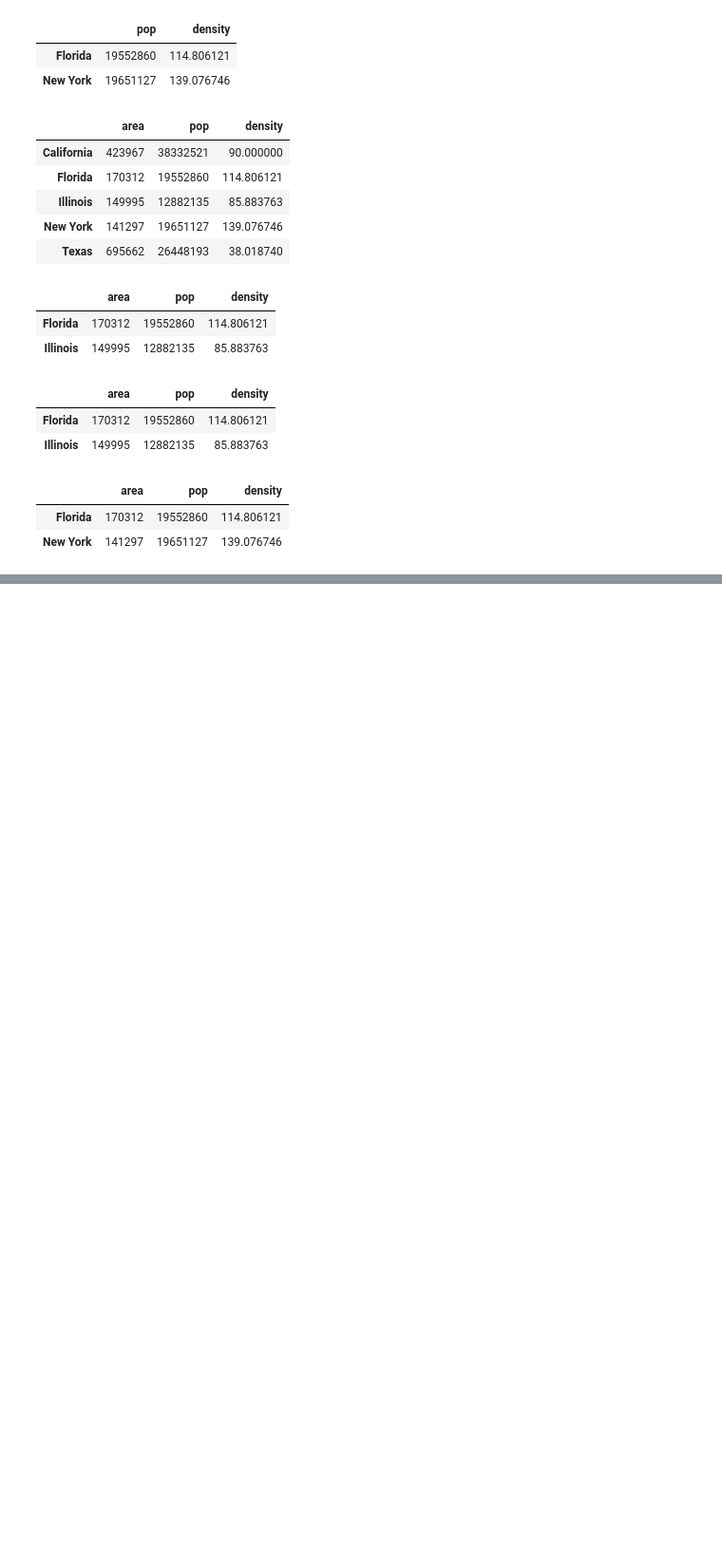
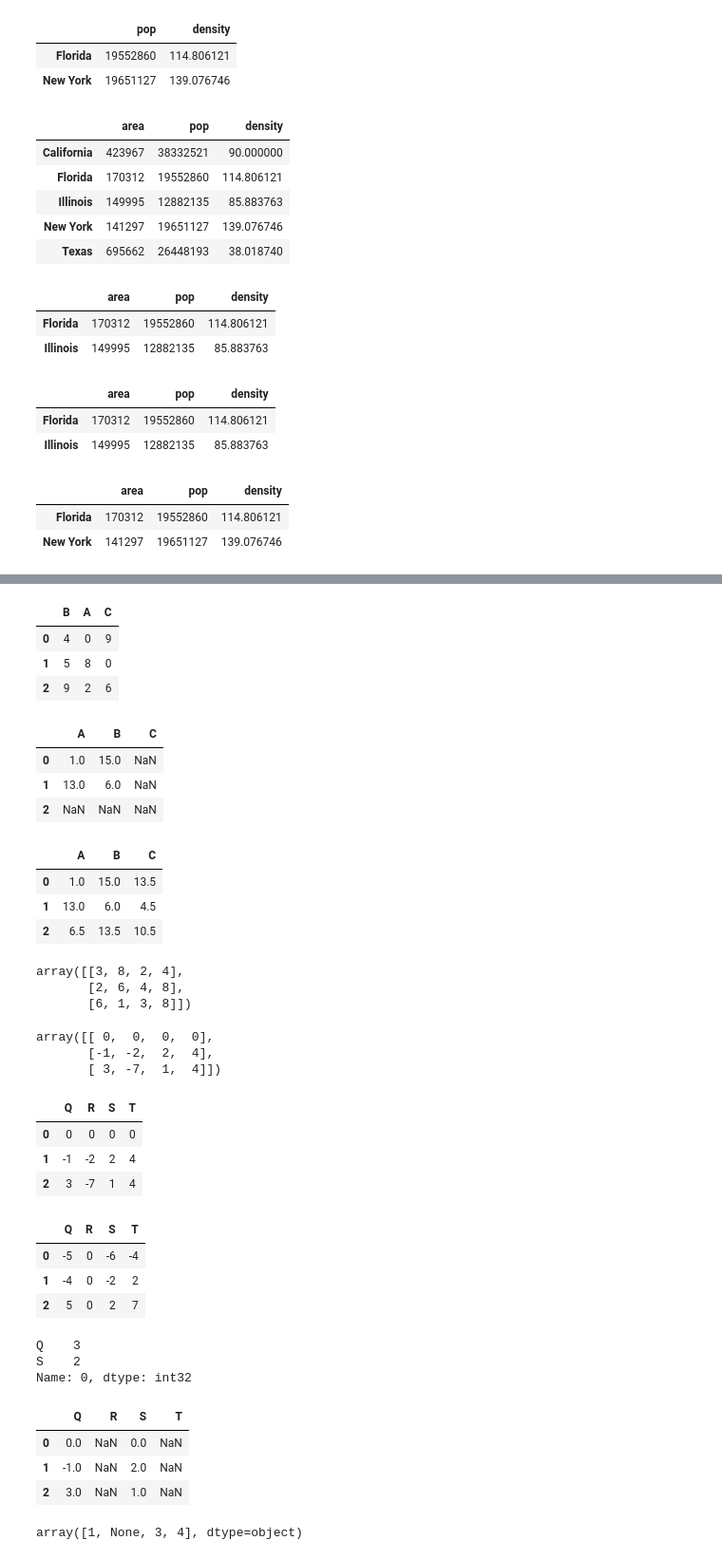
Before and after one commit to Razor-87/vanderplas-pdsh, a Jupyter notebook: Chapter [3.1].ipynb, the cells around one changed output, grey strips where cells are left out. Shown at 95% size. Cells and saved outputs as stored; diff of their text form; code cells hidden in the pictures; blank space fills up the shorter version.

```diff
--- a/Chapter [3.1].ipynb
+++ b/Chapter [3.1].ipynb
@@ -488,0 +568,70 @@ data[data.density > 100]
+# %%
+B = pd.DataFrame(rng.randint(0, 10, (3, 3)), columns=list('BAC'))
+B
+# %% [output]
+|  | B | A | C |
+| 0 | 4 | 0 | 9 |
+| 1 | 5 | 8 | 0 |
+| 2 | 9 | 2 | 6 |
+# %%
+A + B
+# %% [output]
+|  | A | B | C |
+| 0 | 1.0 | 15.0 | NaN |
+| 1 | 13.0 | 6.0 | NaN |
+| 2 | NaN | NaN | NaN |
+# %%
+fill = A.stack().mean()
+A.add(B, fill_value=fill)
+# %% [output]
+|  | A | B | C |
+| 0 | 1.0 | 15.0 | 13.5 |
+| 1 | 13.0 | 6.0 | 4.5 |
+| 2 | 6.5 | 13.5 | 10.5 |
+# %%
+A = rng.randint(10, size=(3, 4))
+A
+# %% [output]
+array([[3, 8, 2, 4],
+       [2, 6, 4, 8],
+       [6, 1, 3, 8]])
+# %%
+A - A[0]
+# %% [output]
+array([[ 0,  0,  0,  0],
+       [-1, -2,  2,  4],
+       [ 3, -7,  1,  4]])
+# %%
+df = pd.DataFrame(A, columns=list('QRST'))
+df - df.iloc[0]
+# %% [output]
+|  | Q | R | S | T |
+| 0 | 0 | 0 | 0 | 0 |
+| 1 | -1 | -2 | 2 | 4 |
+| 2 | 3 | -7 | 1 | 4 |
+# %%
+df.subtract(df['R'], axis=0)
+# %% [output]
+|  | Q | R | S | T |
+| 0 | -5 | 0 | -6 | -4 |
+| 1 | -4 | 0 | -2 | 2 |
+| 2 | 5 | 0 | 2 | 7 |
+# %%
+halfrow = df.iloc[0, ::2]
+halfrow
+# %% [output]
+Q    3
+S    2
+Name: 0, dtype: int32
+# %%
+df - halfrow
+# %% [output]
+|  | Q | R | S | T |
+| 0 | 0.0 | NaN | 0.0 | NaN |
+| 1 | -1.0 | NaN | 2.0 | NaN |
+| 2 | 3.0 | NaN | 1.0 | NaN |
+# %%
+vals1 = np.array([1, None, 3, 4])
+vals1
+# %% [output]
+array([1, None, 3, 4], dtype=object)
```
Also changed, not shown: parts of 31 cells of this notebook.
